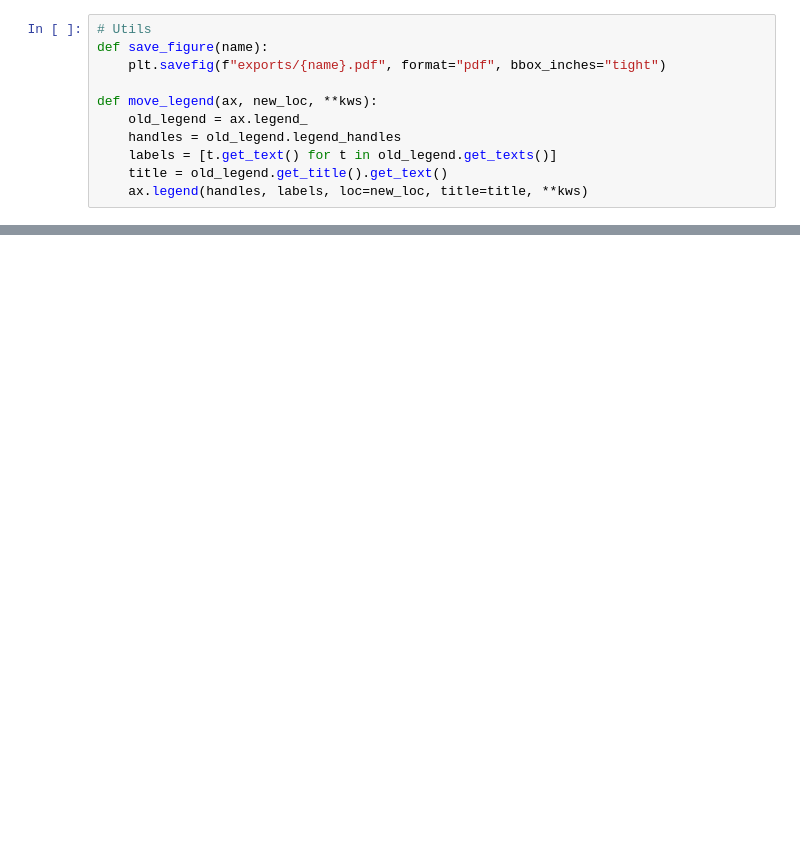
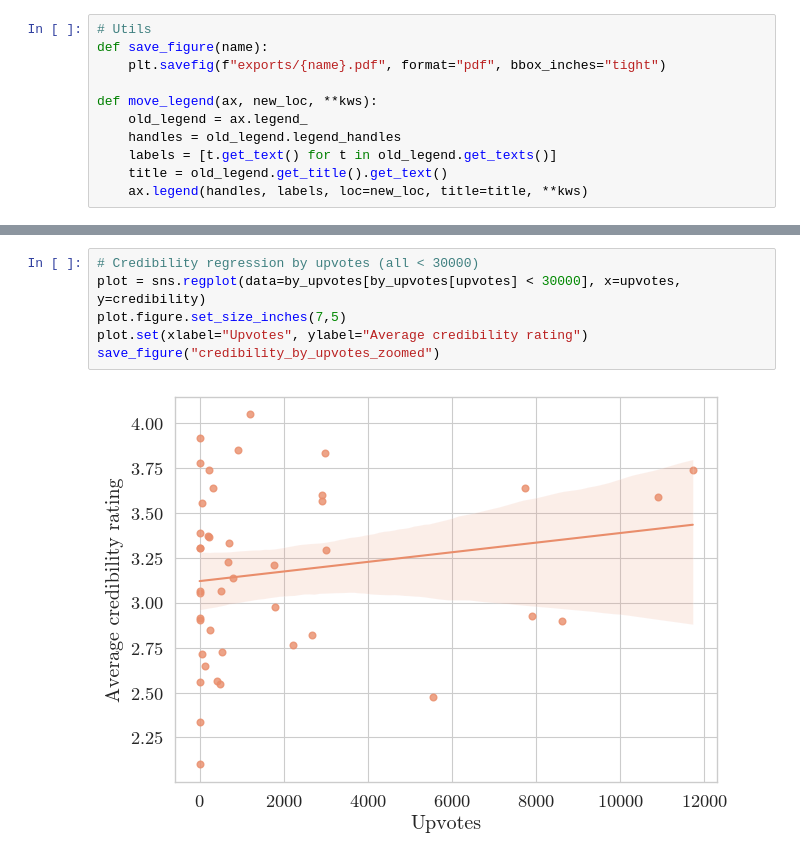
Before and after one commit to arpadgabor/credee, a Jupyter notebook: notebooks/analysis.ipynb, the cells around one changed output, grey strips where cells are left out. Saved outputs shown, nothing was run; the diff lists cells and outputs as text; blank space fills up the shorter version.

```diff
--- a/notebooks/analysis.ipynb
+++ b/notebooks/analysis.ipynb
@@ -69,0 +90,8 @@ col_comments = "[Post] Comments"
+# %%
+# Credibility regression by upvotes (all < 30000)
+plot = sns.regplot(data=by_upvotes[by_upvotes[upvotes] < 30000], x=upvotes, y=credibility)
+plot.figure.set_size_inches(7,5)
+plot.set(xlabel="Upvotes", ylabel="Average credibility rating")
+save_figure("credibility_by_upvotes_zoomed")
+# %% [output]
+[figure, added]
```
Also changed, not shown: parts of 20 cells of this notebook, 2 other files.
